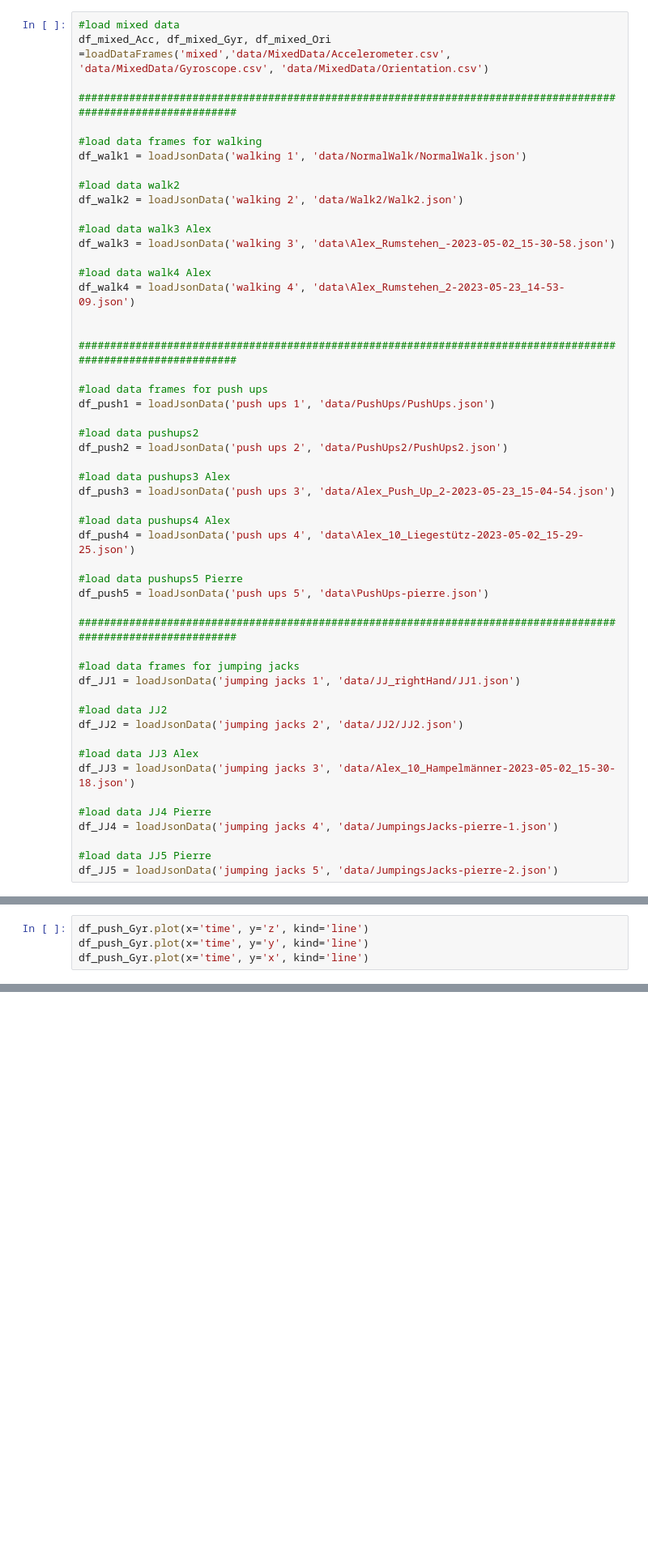
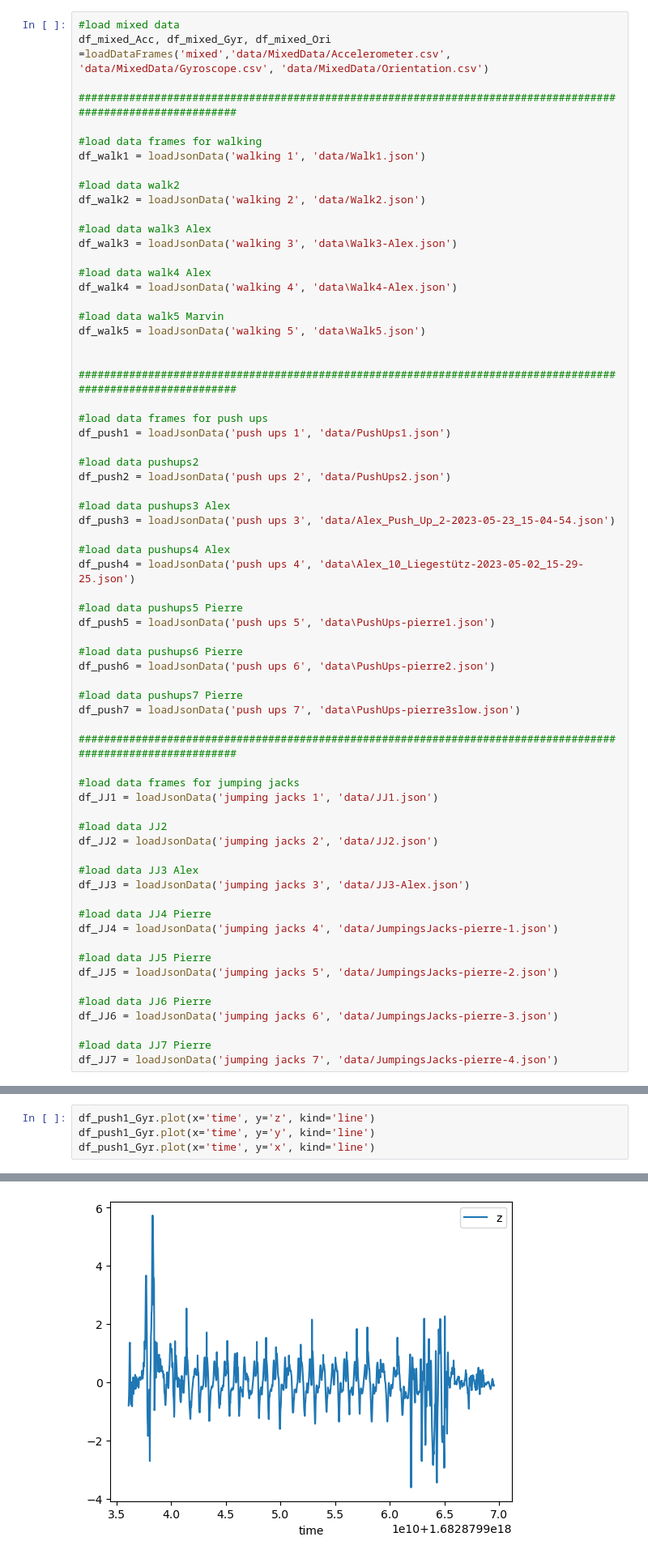
Before and after one commit to Wipfla/ML4B_App, a Jupyter notebook: ML_Marvin.ipynb, the cells around one changed output, grey strips where cells are left out. Shown at 81% size. Cells and saved outputs as stored; diff of their text form; blank space fills up the shorter version.

```diff
--- a/ML_Marvin.ipynb
+++ b/ML_Marvin.ipynb
@@ -124,25 +124,28 @@ df_mixed_Acc, df_mixed_Gyr, df_mixed_Ori =loadDataFrames('mixed','data/MixedData
 ##############################################################################################################
 
 #load data frames for walking
-df_walk1 = loadJsonData('walking 1', 'data/NormalWalk/NormalWalk.json')
+df_walk1 = loadJsonData('walking 1', 'data/Walk1.json')
 
 #load data walk2
-df_walk2 = loadJsonData('walking 2', 'data/Walk2/Walk2.json')
+df_walk2 = loadJsonData('walking 2', 'data/Walk2.json')
 
 #load data walk3 Alex
-df_walk3 = loadJsonData('walking 3', 'data\Alex_Rumstehen_-2023-05-02_15-30-58.json')
+df_walk3 = loadJsonData('walking 3', 'data\Walk3-Alex.json')
 
 #load data walk4 Alex
-df_walk4 = loadJsonData('walking 4', 'data\Alex_Rumstehen_2-2023-05-23_14-53-09.json')
+df_walk4 = loadJsonData('walking 4', 'data\Walk4-Alex.json')
+
+#load data walk5 Marvin
+df_walk5 = loadJsonData('walking 5', 'data\Walk5.json')
 
 
 ##############################################################################################################
 
 #load data frames for push ups
-df_push1 = loadJsonData('push ups 1', 'data/PushUps/PushUps.json')
+df_push1 = loadJsonData('push ups 1', 'data/PushUps1.json')
 
 #load data pushups2
-df_push2 = loadJsonData('push ups 2', 'data/PushUps2/PushUps2.json')
+df_push2 = loadJsonData('push ups 2', 'data/PushUps2.json')
 
 #load data pushups3 Alex
 df_push3 = loadJsonData('push ups 3', 'data/Alex_Push_Up_2-2023-05-23_15-04-54.json')
@@ -151,24 +154,36 @@ df_push3 = loadJsonData('push ups 3', 'data/Alex_Push_Up_2-2023-05-23_15-04-54.j
 df_push4 = loadJsonData('push ups 4', 'data\Alex_10_Liegestütz-2023-05-02_15-29-25.json')
 
 #load data pushups5 Pierre
-df_push5 = loadJsonData('push ups 5', 'data\PushUps-pierre.json')
+df_push5 = loadJsonData('push ups 5', 'data\PushUps-pierre1.json')
+
+#load data pushups6 Pierre
+df_push6 = loadJsonData('push ups 6', 'data\PushUps-pierre2.json')
+
+#load data pushups7 Pierre
+df_push7 = loadJsonData('push ups 7', 'data\PushUps-pierre3slow.json')
 
 ##############################################################################################################
 
 #load data frames for jumping jacks
-df_JJ1 = loadJsonData('jumping jacks 1', 'data/JJ_rightHand/JJ1.json')
+df_JJ1 = loadJsonData('jumping jacks 1', 'data/JJ1.json')
 
 #load data JJ2
-df_JJ2 = loadJsonData('jumping jacks 2', 'data/JJ2/JJ2.json')
+df_JJ2 = loadJsonData('jumping jacks 2', 'data/JJ2.json')
 
 #load data JJ3 Alex
-df_JJ3 = loadJsonData('jumping jacks 3', 'data/Alex_10_Hampelmänner-2023-05-02_15-30-18.json')
+df_JJ3 = loadJsonData('jumping jacks 3', 'data/JJ3-Alex.json')
 
 #load data JJ4 Pierre
 df_JJ4 = loadJsonData('jumping jacks 4', 'data/JumpingsJacks-pierre-1.json')
 
 #load data JJ5 Pierre
 df_JJ5 = loadJsonData('jumping jacks 5', 'data/JumpingsJacks-pierre-2.json')
+
+#load data JJ6 Pierre
+df_JJ6 = loadJsonData('jumping jacks 6', 'data/JumpingsJacks-pierre-3.json')
+
+#load data JJ7 Pierre
+df_JJ7 = loadJsonData('jumping jacks 7', 'data/JumpingsJacks-pierre-4.json')
 # %% [output]
 Data Frames for mixed loaded.
 Data Frame for walking 1 loaded.
@@ -487,4 +516,5 @@ Acc_metrics_df.head()
 # %%
-df_push_Gyr.plot(x='time', y='z', kind='line')
-df_push_Gyr.plot(x='time', y='y', kind='line')
-df_push_Gyr.plot(x='time', y='x', kind='line')
+df_push1_Gyr.plot(x='time', y='z', kind='line')
+df_push1_Gyr.plot(x='time', y='y', kind='line')
+df_push1_Gyr.plot(x='time', y='x', kind='line')
+# %% [output]
@@ -490,0 +522 @@ df_push_Gyr.plot(x='time', y='x', kind='line')
+[figure, added]
```
Also changed, not shown: parts of 26 cells of this notebook, 35 other files.
